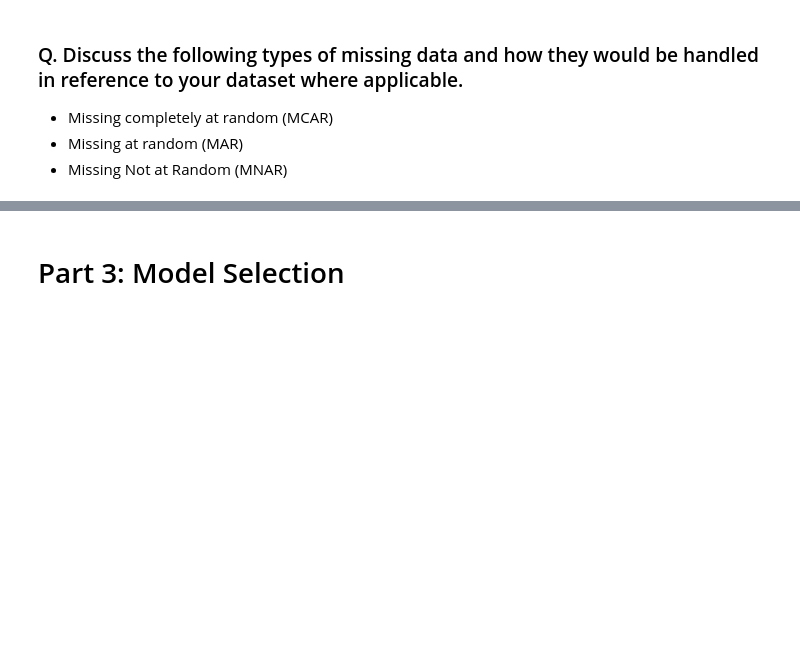
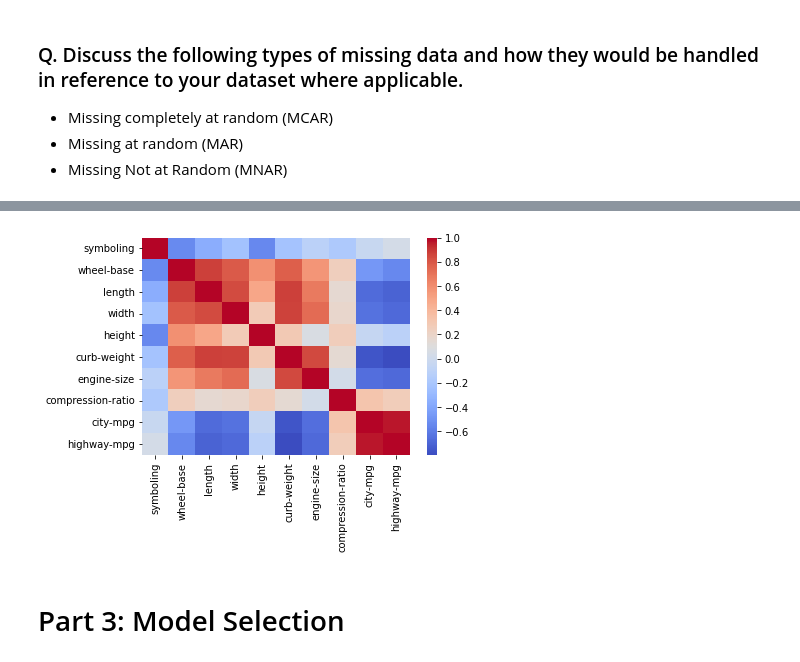
Before and after one commit to Bowmmin/dfe-shanata-python, a Jupyter notebook: Choosing_the_right_estimator.ipynb, the cells around one changed output, grey strips where cells are left out. Drawn from its saved outputs; the diff is of its cells as text; code cells hidden in the pictures; blank space fills up the shorter version.

```diff
--- a/Choosing_the_right_estimator.ipynb
+++ b/Choosing_the_right_estimator.ipynb
@@ -75,0 +151,3 @@ price : 187
+# %%
+data['price'] = data['price'].astype('int64')
+#i am trying to update the price to an interger to allow a heatmap to show how other value correlate with it
@@ -75,0 +199,3 @@ price : 187
+# %%
+all_correlations = data.corr()
+all_correlations
@@ -76,3 +214,11 @@ price : 187
+# %%
+import seaborn as sns
+import matplotlib.pyplot as plt
+plt.figure()
+sns.heatmap(all_correlations, cmap='coolwarm')
+plt.show()
+# %% [output]
+[figure, added]
 # %% [markdown]
 # Part 3: Model Selection
 # %% [markdown]
```
Also changed, not shown: parts of 20 cells of this notebook.
